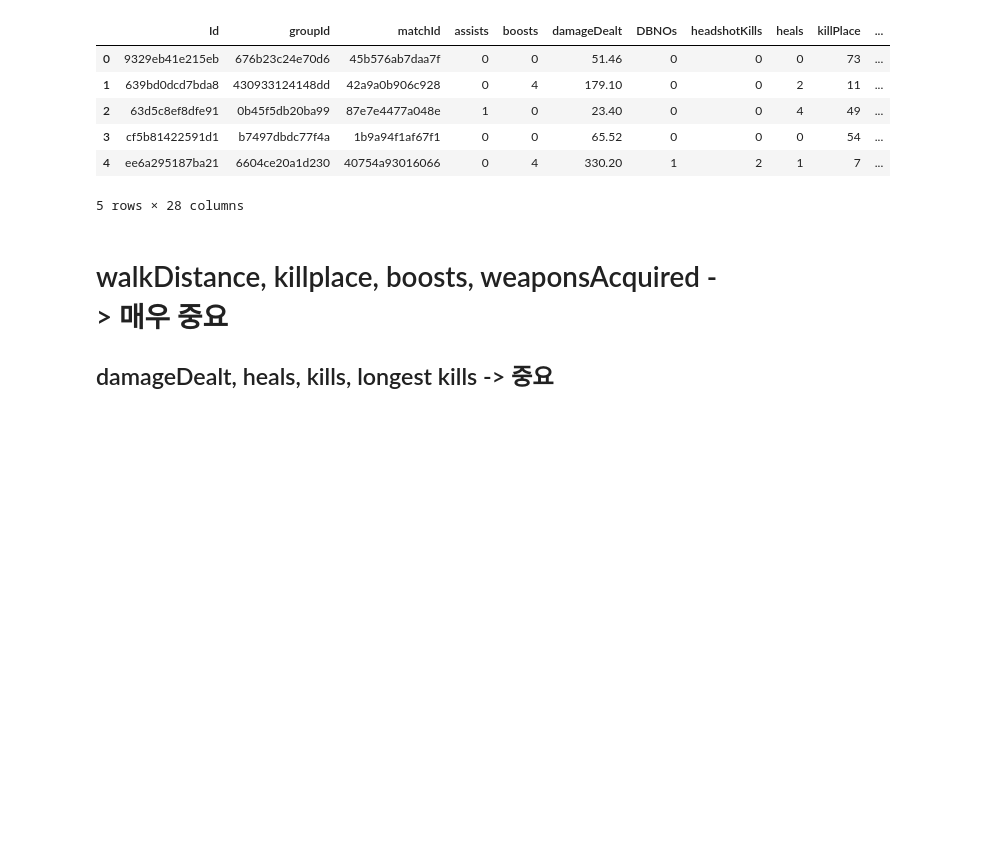
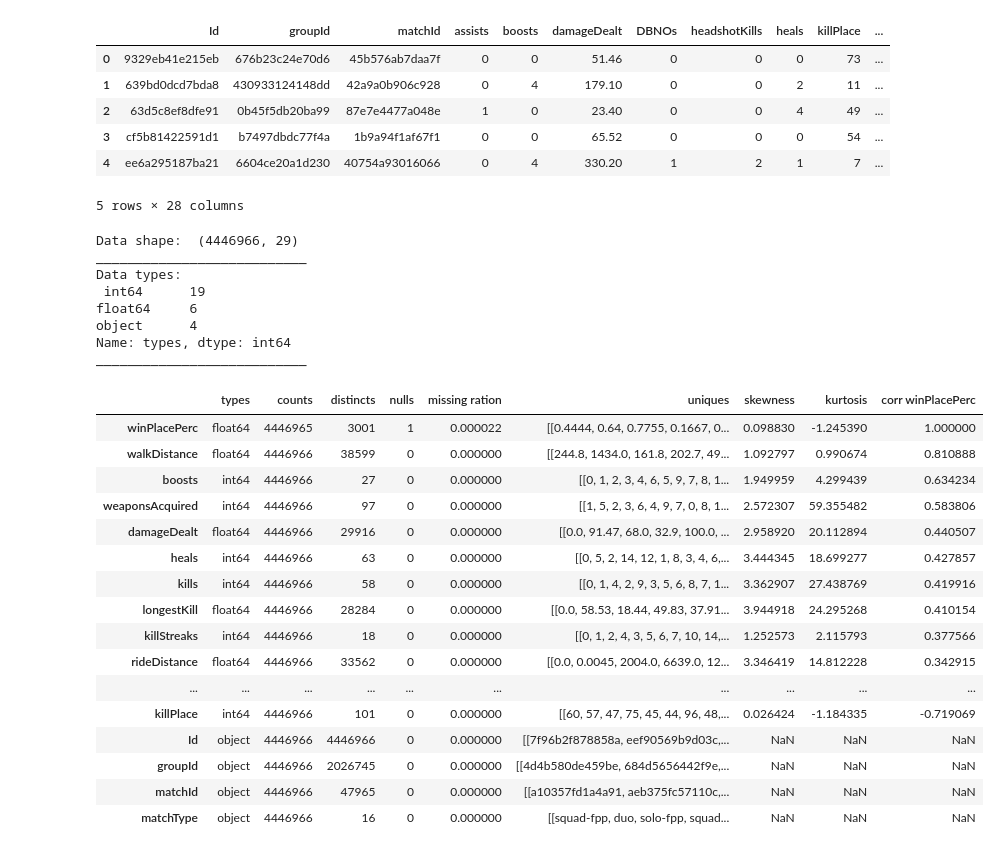
Before and after one commit to shjas94/ML_Study, a Jupyter notebook: Pubg_Kaggle.ipynb, the cells around one changed output. Saved outputs shown, nothing was run; the diff lists cells and outputs as text; code cells hidden in the pictures; blank space fills up the shorter version.

```diff
--- a/Pubg_Kaggle.ipynb
+++ b/Pubg_Kaggle.ipynb
@@ -25,7 +32,7 @@ test.head()
 | 4 | ee6a295187ba21 | 6604ce20a1d230 | 40754a93016066 | 0 | 4 | 330.20 | 1 | 2 | 1 | 7 | ... |
 5 rows × 28 columns
 # %%
-train = train.drop(train[train['walkDistance']==0][train['kills']>0].index, axis = 0)
+# train = train.drop(train[train['walkDistance']==0][train['kills']>0].index, axis = 0) ## 핵쟁이들 안빼도 될듯... 빼나 안빼나 결과는 비슷함
 # %%
 def rstr(df, pred=None):
     obs = df.shape[0]
@@ -52,10 +59,33 @@ def rstr(df, pred=None):
     print('___________________________\nData types:\n',str.types.value_counts())
     print('___________________________')
     return str
-# %% [markdown]
-# walkDistance, killplace, boosts, weaponsAcquired -> 매우 중요
-## damageDealt, heals, kills, longest kills -> 중요
 # %%
-# pd.set_option('display.max_rows', None)
-# details = rstr(train, 'winPlacePerc')
-# display(details.sort_values(by='corr winPlacePerc', ascending=False))
+pd.set_option('display.max_rows', None)
+details = rstr(train, 'winPlacePerc')
+display(details.sort_values(by='corr winPlacePerc', ascending=False))
+# %% [output]
+Data shape:  (4446966, 29)
+___________________________
+Data types:
+ int64      19
+float64     6
+object      4
+Name: types, dtype: int64
+___________________________
+|  | types | counts | distincts | nulls | missing ration | uniques | skewness | kurtosis | corr winPlacePerc |
+| winPlacePerc | float64 | 4446965 | 3001 | 1 | 0.000022 | [[0.4444, 0.64, 0.7755, 0.1667, 0... | 0.098830 | -1.245390 | 1.000000 |
+| walkDistance | float64 | 4446966 | 38599 | 0 | 0.000000 | [[244.8, 1434.0, 161.8, 202.7, 49... | 1.092797 | 0.990674 | 0.810888 |
+| boosts | int64 | 4446966 | 27 | 0 | 0.000000 | [[0, 1, 2, 3, 4, 6, 5, 9, 7, 8, 1... | 1.949959 | 4.299439 | 0.634234 |
+| weaponsAcquired | int64 | 4446966 | 97 | 0 | 0.000000 | [[1, 5, 2, 3, 6, 4, 9, 7, 0, 8, 1... | 2.572307 | 59.355482 | 0.583806 |
+| damageDealt | float64 | 4446966 | 29916 | 0 | 0.000000 | [[0.0, 91.47, 68.0, 32.9, 100.0, ... | 2.958920 | 20.112894 | 0.440507 |
+| heals | int64 | 4446966 | 63 | 0 | 0.000000 | [[0, 5, 2, 14, 12, 1, 8, 3, 4, 6,... | 3.444345 | 18.699277 | 0.427857 |
+| kills | int64 | 4446966 | 58 | 0 | 0.000000 | [[0, 1, 4, 2, 9, 3, 5, 6, 8, 7, 1... | 3.362907 | 27.438769 | 0.419916 |
+| longestKill | float64 | 4446966 | 28284 | 0 | 0.000000 | [[0.0, 58.53, 18.44, 49.83, 37.91... | 3.944918 | 24.295268 | 0.410154 |
+| killStreaks | int64 | 4446966 | 18 | 0 | 0.000000 | [[0, 1, 2, 4, 3, 5, 6, 7, 10, 14,... | 1.252573 | 2.115793 | 0.377566 |
+| rideDistance | float64 | 4446966 | 33562 | 0 | 0.000000 | [[0.0, 0.0045, 2004.0, 6639.0, 12... | 3.346419 | 14.812228 | 0.342915 |
+| ... | ... | ... | ... | ... | ... | ... | ... | ... | ... |
+| killPlace | int64 | 4446966 | 101 | 0 | 0.000000 | [[60, 57, 47, 75, 45, 44, 96, 48,... | 0.026424 | -1.184335 | -0.719069 |
+| Id | object | 4446966 | 4446966 | 0 | 0.000000 | [[7f96b2f878858a, eef90569b9d03c,... | NaN | NaN | NaN |
+| groupId | object | 4446966 | 2026745 | 0 | 0.000000 | [[4d4b580de459be, 684d5656442f9e,... | NaN | NaN | NaN |
+| matchId | object | 4446966 | 47965 | 0 | 0.000000 | [[a10357fd1a4a91, aeb375fc57110c,... | NaN | NaN | NaN |
+| matchType | object | 4446966 | 16 | 0 | 0.000000 | [[squad-fpp, duo, solo-fpp, squad... | NaN | NaN | NaN |
```
Also changed, not shown: parts of 27 cells of this notebook.
